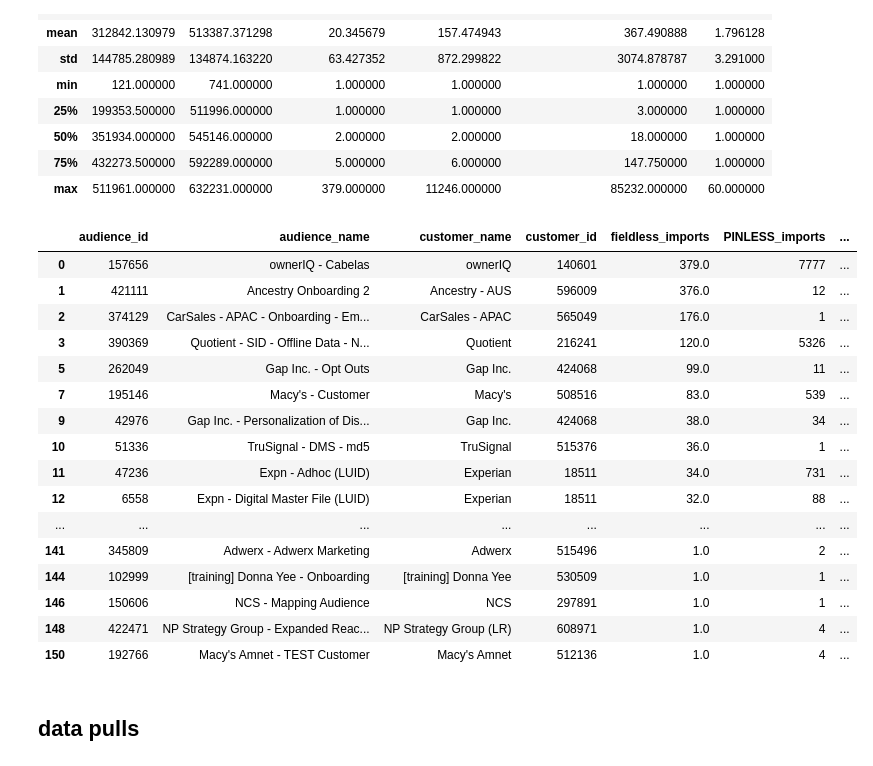
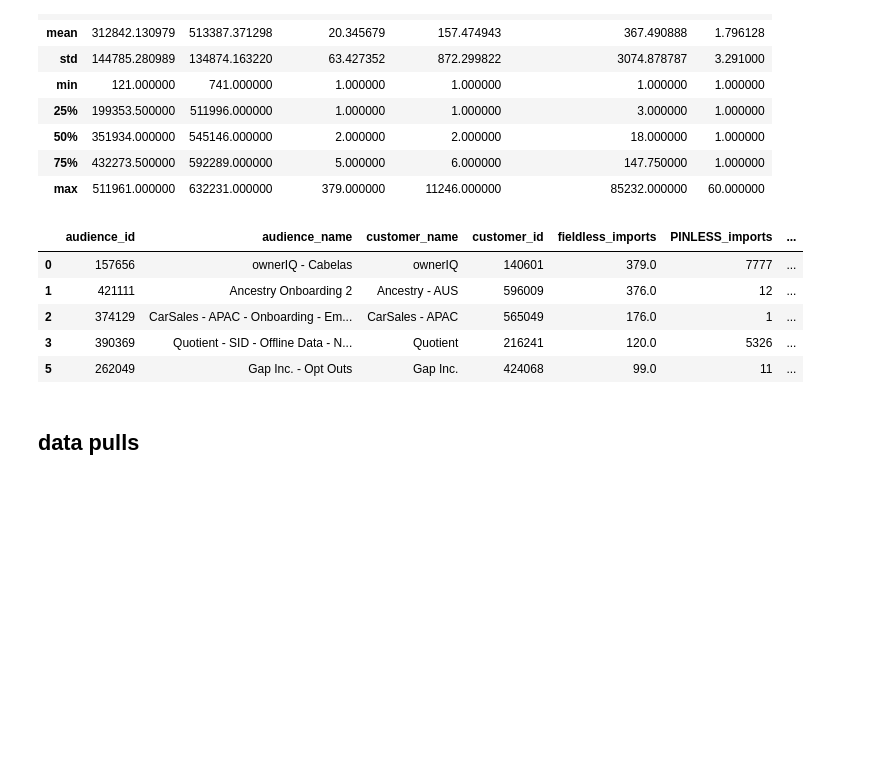
Before and after one commit to anthonylschultz/Product-Investigations, a Jupyter notebook: Audience Key analysis/results.ipynb, the cells around one changed output. Cells and saved outputs as stored; diff of their text form; code cells hidden in the pictures; blank space fills up the shorter version.

```diff
--- a/Audience Key analysis/results.ipynb
+++ b/Audience Key analysis/results.ipynb
@@ -1643,25 +1635,14 @@ pinless_auds_all[pinless_auds_all['imports_with_fields_and_pins'].notna()].descr
 | 75% | 432273.500000 | 592289.000000 | 5.000000 | 6.000000 | 147.750000 | 1.000000 |
 | max | 511961.000000 | 632231.000000 | 379.000000 | 11246.000000 | 85232.000000 | 60.000000 |
 # %%
-pinless_auds_all[pinless_auds_all['imports_with_fields_and_pins'].notna()].head(81)
+pinless_auds_all[pinless_auds_all['imports_with_fields_and_pins'].notna()].head()
 # %% [output]
 |  | audience_id | audience_name | customer_name | customer_id | fieldless_imports | PINLESS_imports | ... |
 | 0 | 157656 | ownerIQ - Cabelas | ownerIQ | 140601 | 379.0 | 7777 | ... |
 | 1 | 421111 | Ancestry Onboarding 2 | Ancestry - AUS | 596009 | 376.0 | 12 | ... |
 | 2 | 374129 | CarSales - APAC - Onboarding - Em... | CarSales - APAC | 565049 | 176.0 | 1 | ... |
 | 3 | 390369 | Quotient - SID - Offline Data - N... | Quotient | 216241 | 120.0 | 5326 | ... |
 | 5 | 262049 | Gap Inc. - Opt Outs | Gap Inc. | 424068 | 99.0 | 11 | ... |
-| 7 | 195146 | Macy's - Customer | Macy's | 508516 | 83.0 | 539 | ... |
-| 9 | 42976 | Gap Inc. - Personalization of Dis... | Gap Inc. | 424068 | 38.0 | 34 | ... |
-| 10 | 51336 | TruSignal - DMS - md5 | TruSignal | 515376 | 36.0 | 1 | ... |
-| 11 | 47236 | Expn - Adhoc (LUID) | Experian | 18511 | 34.0 | 731 | ... |
-| 12 | 6558 | Expn - Digital Master File (LUID) | Experian | 18511 | 32.0 | 88 | ... |
-| ... | ... | ... | ... | ... | ... | ... | ... |
-| 141 | 345809 | Adwerx - Adwerx Marketing | Adwerx | 515496 | 1.0 | 2 | ... |
-| 144 | 102999 | [training] Donna Yee - Onboarding | [training] Donna Yee | 530509 | 1.0 | 1 | ... |
-| 146 | 150606 | NCS - Mapping Audience | NCS | 297891 | 1.0 | 1 | ... |
-| 148 | 422471 | NP Strategy Group - Expanded Reac... | NP Strategy Group (LR) | 608971 | 1.0 | 4 | ... |
-| 150 | 192766 | Macy's Amnet - TEST Customer | Macy's Amnet | 512136 | 1.0 | 4 | ... |
 # %% [markdown]
 ## data pulls
 # %%
```
Also changed, not shown: parts of 1 cell of this notebook.
